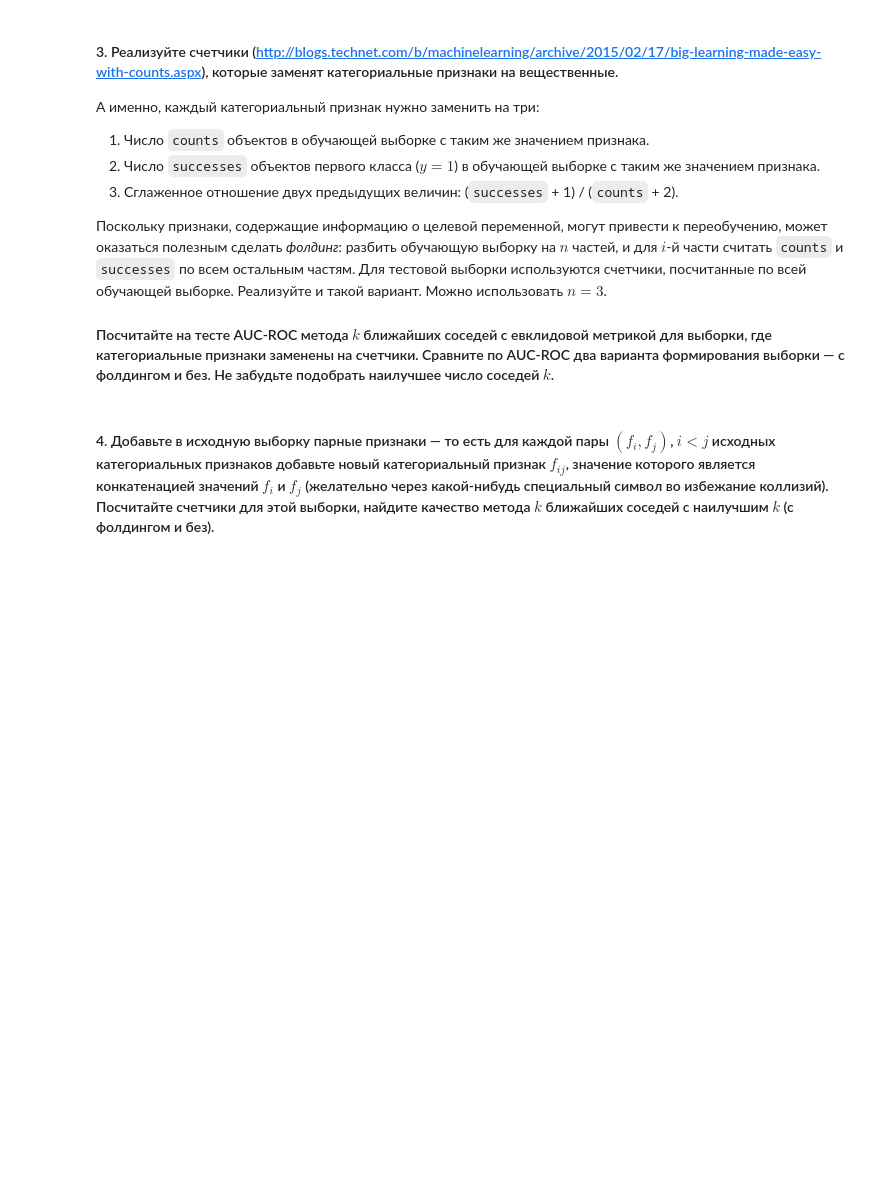
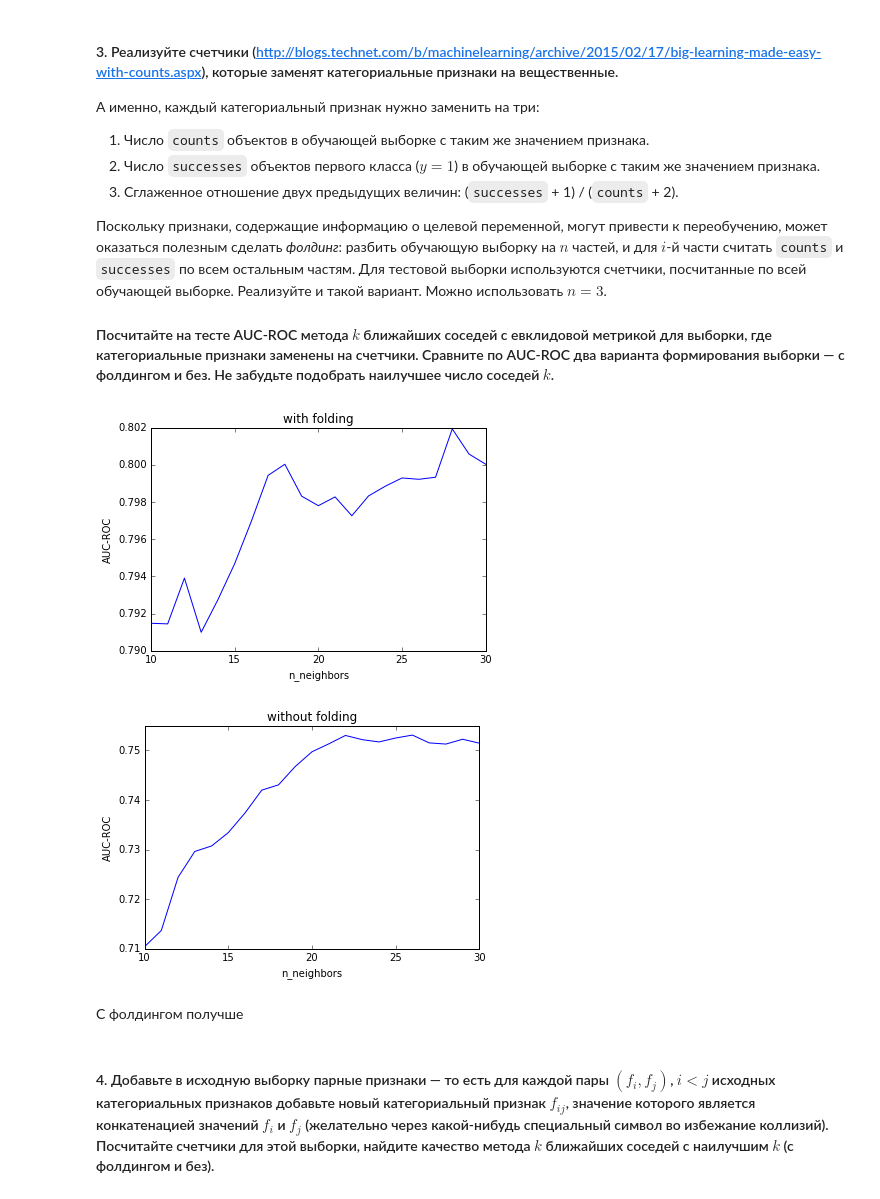
Before and after one commit to corvin28/ml_labs, a Jupyter notebook: lab01_pandas_knn_trees.ipynb, the cells around one changed output. Cells and saved outputs as stored; diff of their text form; code cells hidden in the pictures; blank space fills up the shorter version.

```diff
--- a/lab01_pandas_knn_trees.ipynb
+++ b/lab01_pandas_knn_trees.ipynb
@@ -282,9 +285,0 @@ KeyboardInterrupt:
-# %%
-metrics = [mi.dist, mic.dist, sm.dist]
-metric_names = ['midist', 'micdist', 'smdist']
-for i in range(0, 3):
-    print(metric_names[i])
-    clf = KNeighborsClassifier(n_neighbors=10, algorithm='brute', metric=metrics[i], n_jobs=3)
-    clf.fit(X_train.values, y_train.values)
-    answer = clf.predict_proba(X_test.values)
-    print('AUC_ROC = ', roc_auc_score(y_test.values, answer[:, 1]))
@@ -336,15 +361,10 @@ def make_counters_test(X_train, X_test, y_train):
             new_X[ind, i] = counts[j] / X_train.shape[0]
             successes = np.sum(y_train[np.where(X_train[:, i] == uniq_values[j])[0]])
             new_X[ind, n_features + i] = successes / X_train.shape[0]
-            new_X[ind, 2 * n_features + i] = (successes + 1 / X_train.shape[0]) / (counts[j] + 2 / X_train.shape[0])
+            new_X[ind, 2 * n_features + i] = (successes + 1) / (counts[j] + 2)
     return new_X
 # %%
-# X_train_nf = make_counters(X_train.values, y_train.values, folding=False)
-X_train_f = make_counters(X_train.values, y_train.values, folding=True)
-X_test_c = make_counters_test(X_train.values, X_test.values, y_train.values)
+sc = StandardScaler()
+X_train_nf = sc.fit_transform(make_counters(X_train.values, y_train.values, folding=False))
+X_train_f = sc.fit_transform(make_counters(X_train.values, y_train.values, folding=True))
+X_test_c = sc.fit_transform(make_counters_test(X_train.values, X_test.values, y_train.values))
-# %%
-for k in range(3, 20):
-    clf = KNeighborsClassifier(n_neighbors=k, algorithm='brute')
-    clf.fit(X_train_f, y_train.values)
-    answer = clf.predict_proba(X_test_c)
-    print('k = ', k, 'AUC-ROC = ', roc_auc_score(y_test.values, answer[:, ]))
@@ -353,2 +371,28 @@ for k in range(3, 20):
+# %%
+for X in [X_train_f, X_train_nf]:
+    scores = []
+    for k in range(10, 31):
+        clf = KNeighborsClassifier(n_neighbors=k, algorithm='brute')
+        clf.fit(X, y_train.values)
+        answer = np.zeros((X_test_c.shape[0], 2))
+        step = 3000
+        for j in range(0, X_test_c.shape[0], step):
+            if (X_test_c.shape[0] - j) < step:
+                step = X_test_c.shape[0] - j
+            answer[j:j+step] = clf.predict_proba(X_test_c[j:j+step])
+        scores.append(roc_auc_score(y_test.values, answer[:, 1]))
+    plt.plot(range(10, 31), scores)
+    if X is X_train_f:
+        plt.title('with folding')
+    else:
+        plt.title('without folding')
+    plt.xlabel('n_neighbors')
+    plt.ylabel('AUC-ROC')
+    plt.show()
+# %% [output]
+[figure, added]
+[figure, added]
+# %% [markdown]
+С фолдингом получше
 # %% [markdown]
 #### 4. Добавьте в исходную выборку парные признаки — то есть для каждой пары $(f_i, f_j)$, $i < j$ исходных категориальных признаков добавьте новый категориальный признак $f_{ij}$, значение которого является конкатенацией значений $f_i$ и $f_j$ (желательно через какой-нибудь специальный символ во избежание коллизий). Посчитайте счетчики для этой выборки, найдите качество метода $k$ ближайших соседей с наилучшим $k$ (с фолдингом и без).
```
Also changed, not shown: parts of 34 cells of this notebook.
